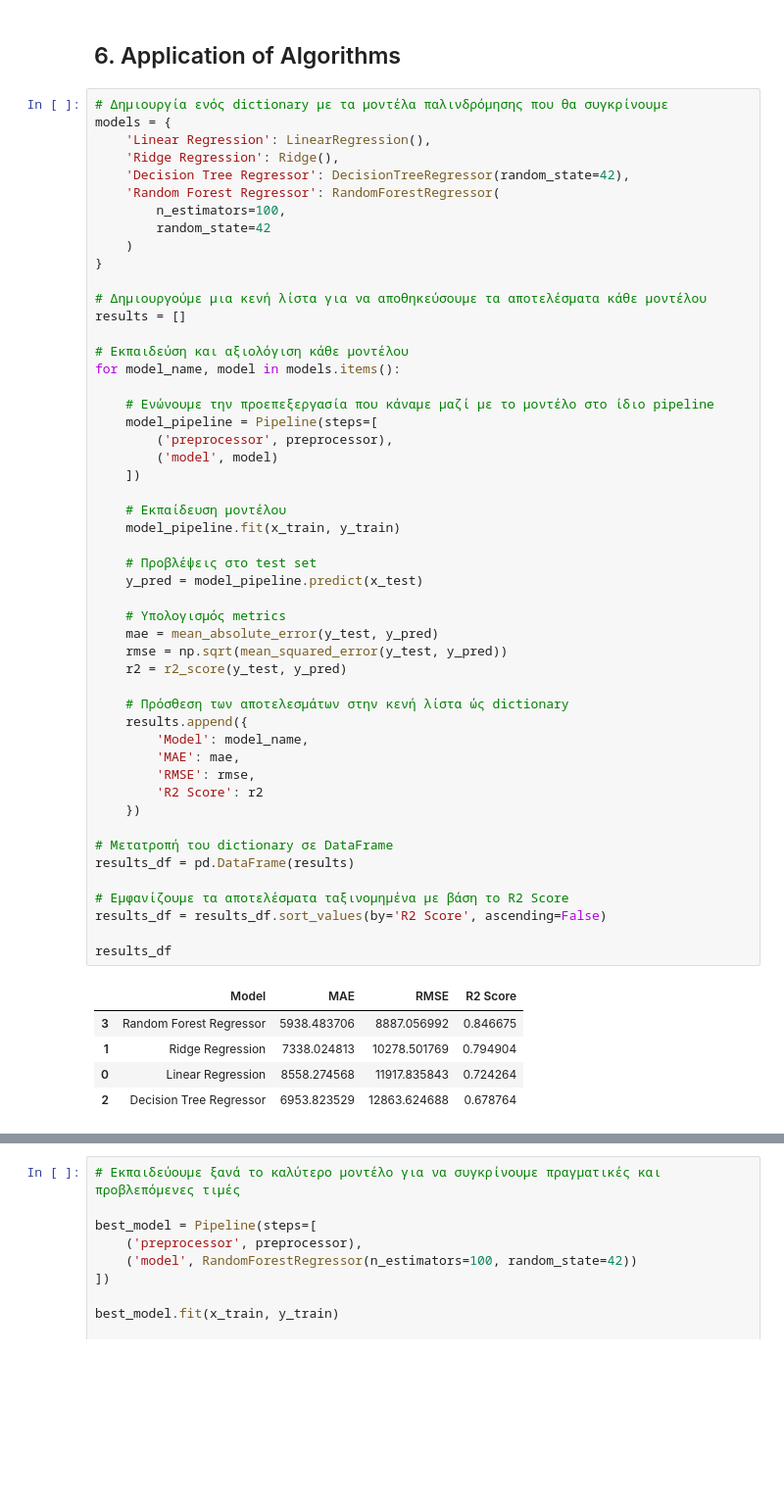
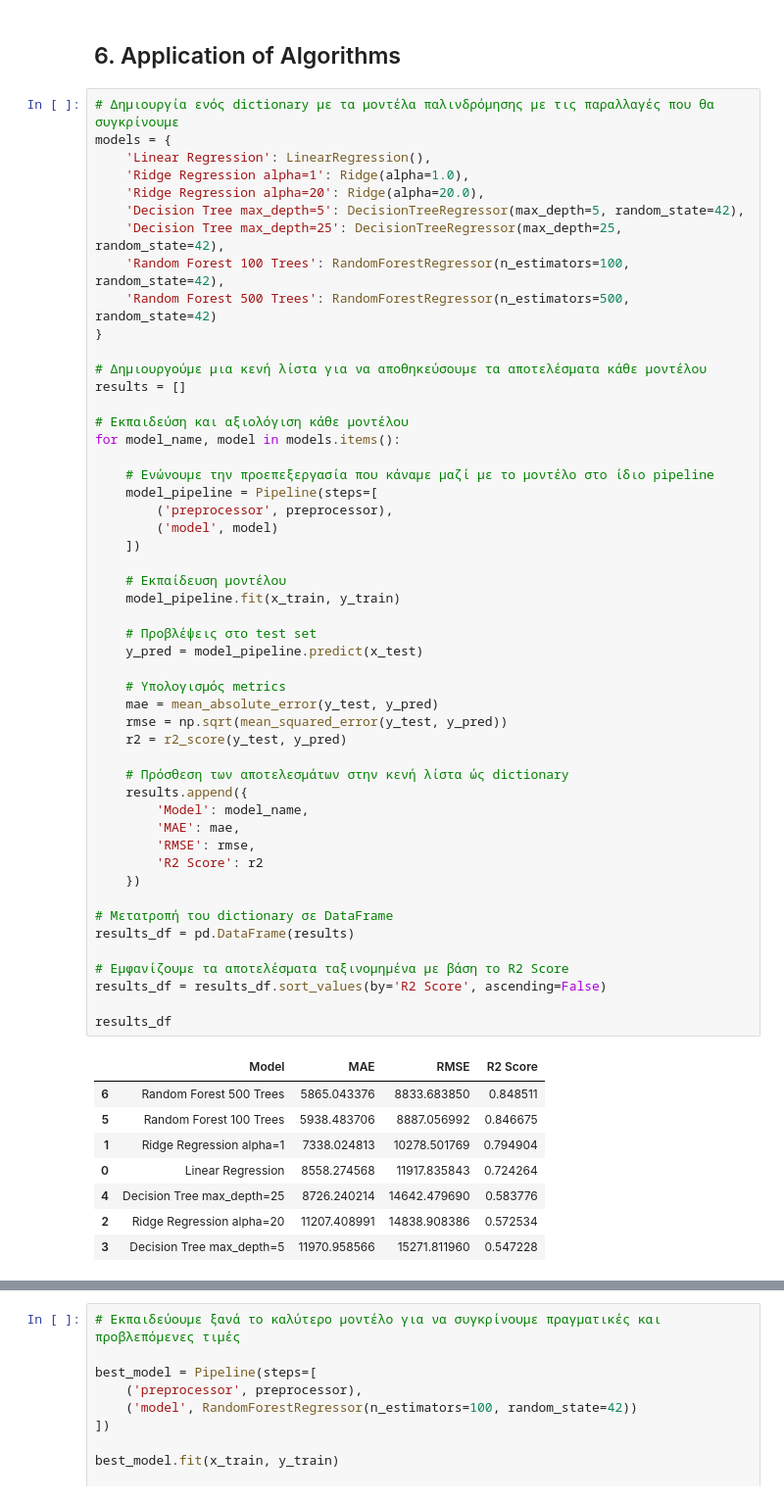
Before and after one commit to Loukas89/ML-FIFA-Analysis-Regression-Classification-Clustering-, a Jupyter notebook: Regression.ipynb, the cells around one changed output, grey strips where cells are left out. Shown at 98% size. Saved outputs shown, nothing was run; the diff lists cells and outputs as text; blank space fills up the shorter version.

```diff
--- a/Regression.ipynb
+++ b/Regression.ipynb
@@ -399,15 +399,15 @@ print("Διαστάσεις X_test μετά το preprocessing:", x_test_process
 # %% [markdown]
 ## 6. Application of Algorithms
 # %%
-# Δημιουργία ενός dictionary με τα μοντέλα παλινδρόμησης που θα συγκρίνουμε
+# Δημιουργία ενός dictionary με τα μοντέλα παλινδρόμησης με τις παραλλαγές που θα συγκρίνουμε
 models = {
     'Linear Regression': LinearRegression(),
-    'Ridge Regression': Ridge(),
-    'Decision Tree Regressor': DecisionTreeRegressor(random_state=42),
-    'Random Forest Regressor': RandomForestRegressor(
-        n_estimators=100,
-        random_state=42
-    )
+    'Ridge Regression alpha=1': Ridge(alpha=1.0),
+    'Ridge Regression alpha=20': Ridge(alpha=20.0),
+    'Decision Tree max_depth=5': DecisionTreeRegressor(max_depth=5, random_state=42),
+    'Decision Tree max_depth=25': DecisionTreeRegressor(max_depth=25, random_state=42),
+    'Random Forest 100 Trees': RandomForestRegressor(n_estimators=100, random_state=42),
+    'Random Forest 500 Trees': RandomForestRegressor(n_estimators=500, random_state=42)
 }
 
 # Δημιουργούμε μια κενή λίστα για να αποθηκεύσουμε τα αποτελέσματα κάθε μοντέλου
@@ -423,34 +423,37 @@ for model_name, model in models.items():
     ])
 
     # Εκπαίδευση μοντέλου
     model_pipeline.fit(x_train, y_train)
 
     # Προβλέψεις στο test set
     y_pred = model_pipeline.predict(x_test)
 
     # Υπολογισμός metrics
     mae = mean_absolute_error(y_test, y_pred)
     rmse = np.sqrt(mean_squared_error(y_test, y_pred))
     r2 = r2_score(y_test, y_pred)
 
     # Πρόσθεση των αποτελεσμάτων στην κενή λίστα ώς dictionary
     results.append({
         'Model': model_name,
         'MAE': mae,
         'RMSE': rmse,
         'R2 Score': r2
     })
 
 # Μετατροπή του dictionary σε DataFrame
 results_df = pd.DataFrame(results)
 
 # Εμφανίζουμε τα αποτελέσματα ταξινομημένα με βάση το R2 Score
 results_df = results_df.sort_values(by='R2 Score', ascending=False)
 
 results_df
 # %% [output]
 |  | Model | MAE | RMSE | R2 Score |
-| 3 | Random Forest Regressor | 5938.483706 | 8887.056992 | 0.846675 |
-| 1 | Ridge Regression | 7338.024813 | 10278.501769 | 0.794904 |
+| 6 | Random Forest 500 Trees | 5865.043376 | 8833.683850 | 0.848511 |
+| 5 | Random Forest 100 Trees | 5938.483706 | 8887.056992 | 0.846675 |
+| 1 | Ridge Regression alpha=1 | 7338.024813 | 10278.501769 | 0.794904 |
 | 0 | Linear Regression | 8558.274568 | 11917.835843 | 0.724264 |
-| 2 | Decision Tree Regressor | 6953.823529 | 12863.624688 | 0.678764 |
+| 4 | Decision Tree max_depth=25 | 8726.240214 | 14642.479690 | 0.583776 |
+| 2 | Ridge Regression alpha=20 | 11207.408991 | 14838.908386 | 0.572534 |
+| 3 | Decision Tree max_depth=5 | 11970.958566 | 15271.811960 | 0.547228 |
```
Also changed, not shown: parts of 3 cells of this notebook, 1 other file.
